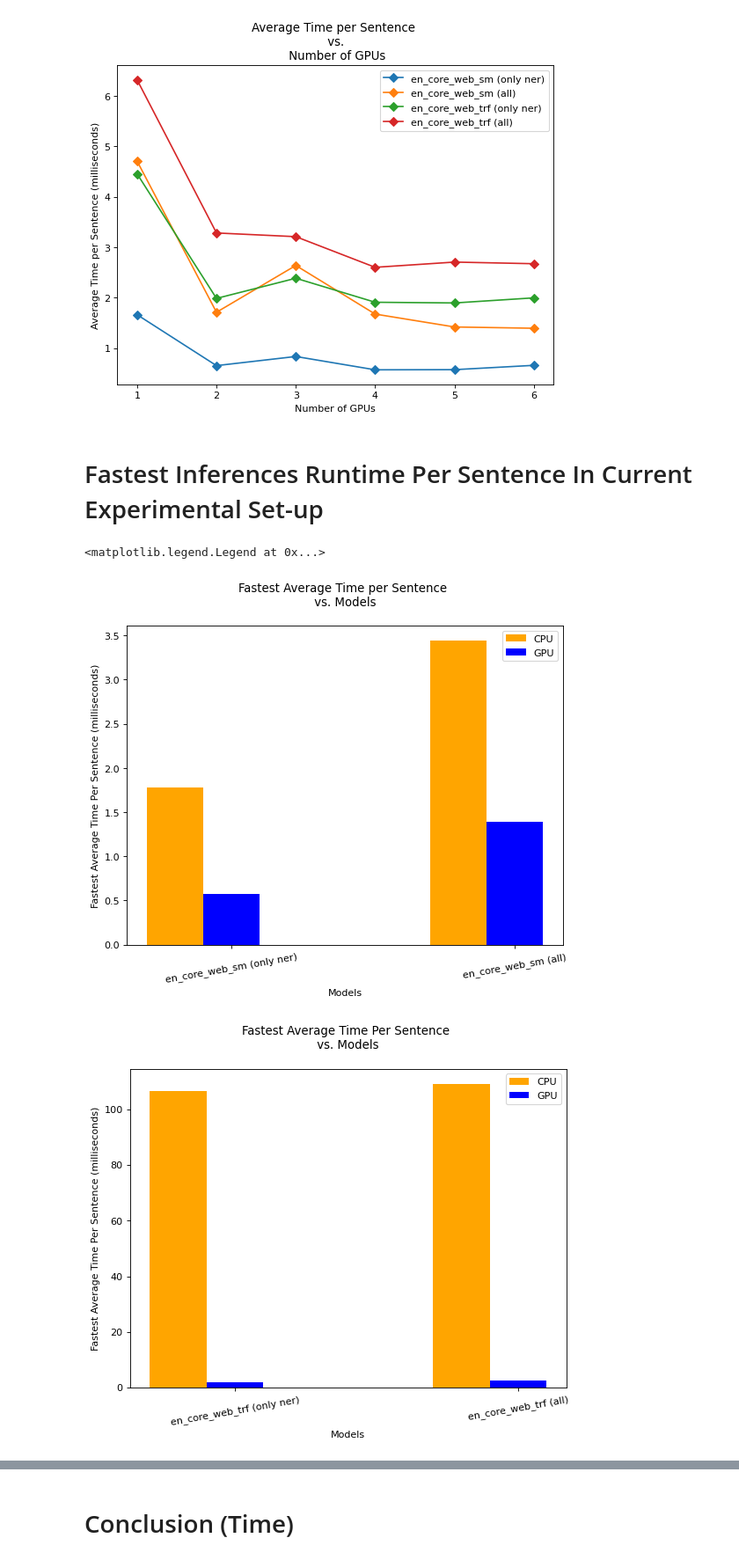
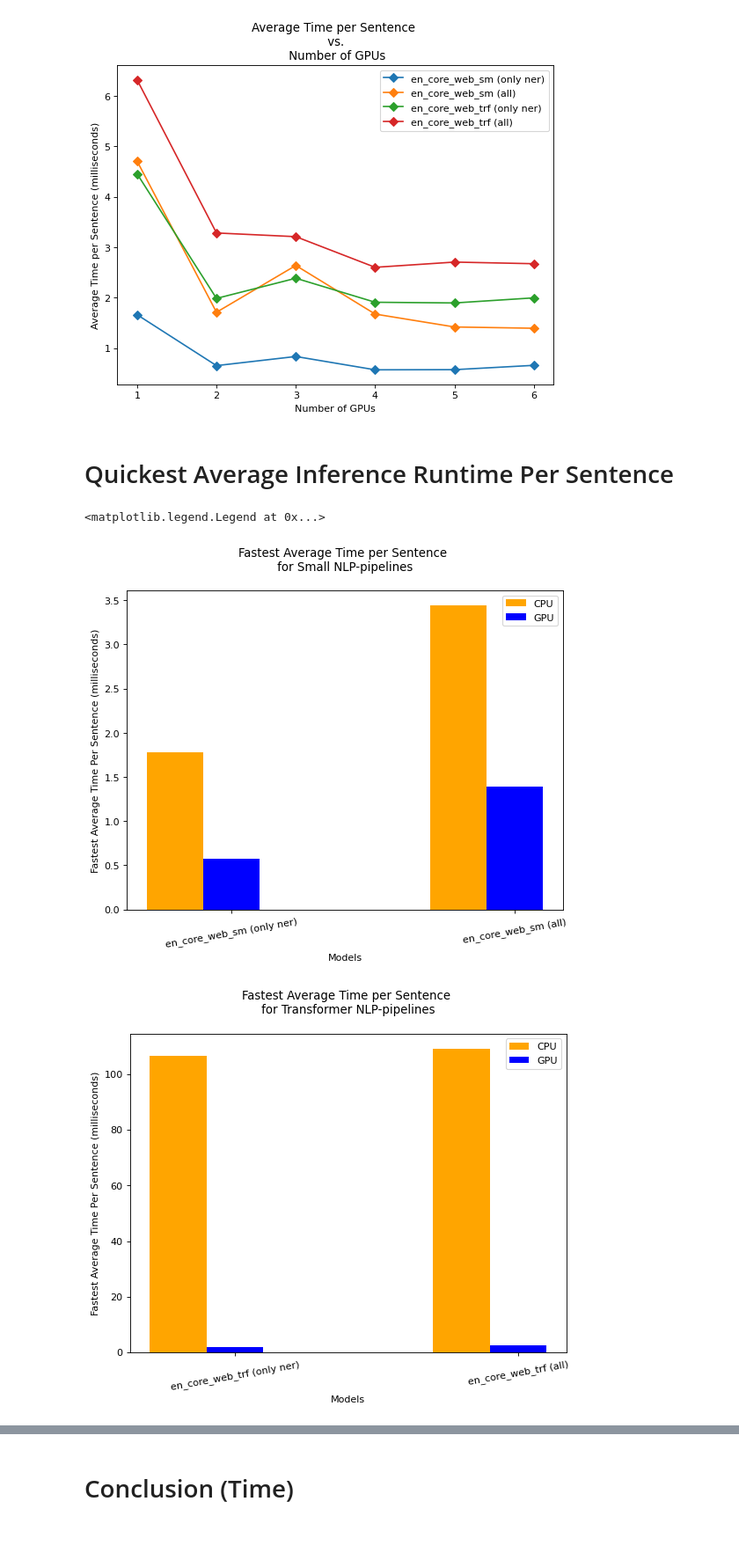
Before and after one commit to chetanmanjesh/notebooks, a Jupyter notebook: Spacy NLP-pipeline inference runtime comparisons.ipynb, the cells around one changed output, grey strips where cells are left out. Shown: that part at 88% size. Drawn from its saved outputs; the diff is of its cells as text; code cells hidden in the pictures; blank space fills up the shorter version.

```diff
--- a/Spacy NLP-pipeline inference runtime comparisons.ipynb
+++ b/Spacy NLP-pipeline inference runtime comparisons.ipynb
@@ -68,8 +68,8 @@ plt.legend()
 plt.show()
 # %% [output]
 [figure]
-# %% [markdown]
-# Fastest Inferences Runtime Per Sentence In Current  Experimental Set-up
+# %% [markdown]
+# Quickest Average Inference Runtime Per Sentence
 # %%
 figure(figsize=(8, 6), dpi=80)
 # create data
@@ -81,33 +81,33 @@ width = 0.2
 # plot data in grouped manner of bar type
 plt.bar(x-0.2, y1, width, color='orange')
 plt.bar(x, y2, width, color='blue')
-plt.title('Fastest Average Time per Sentence \n vs. Models \n ')
+plt.title('Fastest Average Time per Sentence \n for Small NLP-pipelines \n ')
 plt.xticks(x, ['en_core_web_sm (only ner)', 'en_core_web_sm (all)'], rotation=10)
 plt.ylabel("Fastest Average Time Per Sentence (milliseconds)")
 plt.xlabel("Models")
 plt.legend(["CPU", "GPU"])
 # %% [output]
 <matplotlib.legend.Legend at 0x...>
-[figure, old version]
+[figure, new version]
 # %%
 figure(figsize=(8, 6), dpi=80)
 # create data
 x = np.arange(2)
 y1 = np.array([4036.500890016556, 4128.110843658447])*(1000.0/37839.0)
 y2 = np.array([71.67304539680481, 101.09031319618225])*(1000.0/37839.0)
 width = 0.2
 
 # plot data in grouped manner of bar type
 plt.bar(x-0.2, y1, width, color='orange')
 plt.bar(x, y2, width, color='blue')
-plt.title('Fastest Average Time Per Sentence \n vs. Models \n ')
+plt.title('Fastest Average Time per Sentence \n for Transformer NLP-pipelines \n ')
 plt.xticks(x, ['en_core_web_trf (only ner)', 'en_core_web_trf (all)'], rotation=10)
 plt.ylabel("Fastest Average Time Per Sentence (milliseconds)")
 plt.xlabel("Models")
 plt.legend(["CPU", "GPU"])
 plt.show()
 # %% [output]
-[figure, old version]
+[figure, new version]
 # %%
 figure(figsize=(8, 6), dpi=80)
 # create data
```
Also changed, not shown: parts of 4 cells of this notebook.
